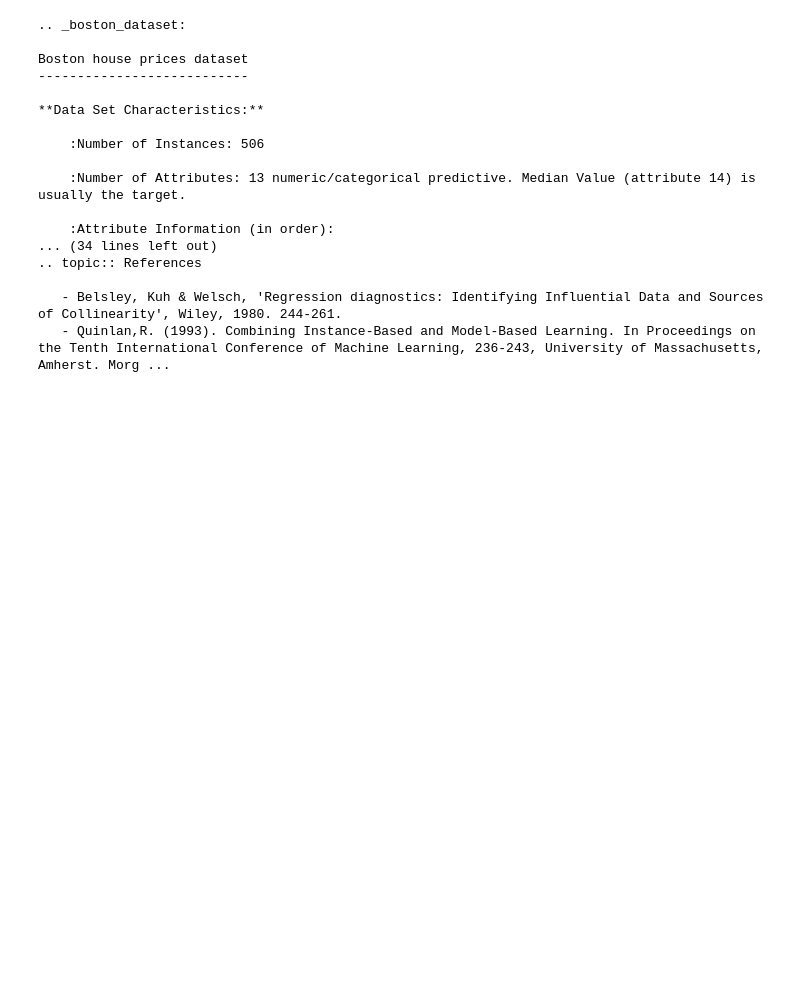
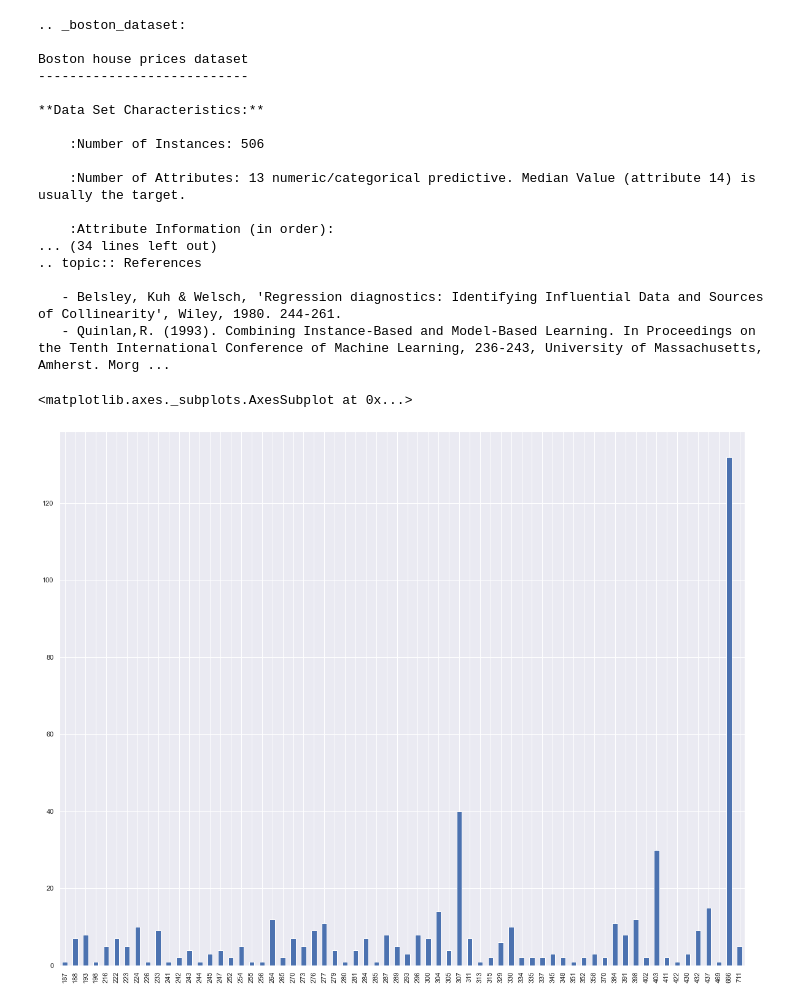
Before and after one commit to rgridnev/python_course, a Jupyter notebook: feature engeneering/homework-2.ipynb, the cells around one changed output. Cells and saved outputs as stored; diff of their text form; code cells hidden in the pictures; blank space fills up the shorter version.

```diff
--- a/feature engeneering/homework-2.ipynb
+++ b/feature engeneering/homework-2.ipynb
@@ -54,3 +52,10 @@ Boston house prices dataset
 
    - Belsley, Kuh & Welsch, 'Regression diagnostics: Identifying Influential Data and Sources of Collinearity', Wiley, 1980. 244-261.
    - Quinlan,R. (1993). Combining Instance-Based and Model-Based Learning. In Proceedings on the Tenth International Conference of Machine Learning, 236-243, University of Massachusetts, Amherst. Morg ...
+# %%
+# смотрим выбросы по налогам (TAX)
+sns.set(rc=({'figure.figsize':(20, 16)}))
+data.TAX.value_counts().sort_index().plot(kind='bar')
+# %% [output]
+<matplotlib.axes._subplots.AxesSubplot at 0x...>
+[figure, added]
```
Also changed, not shown: parts of 14 cells of this notebook, 6 other files.
